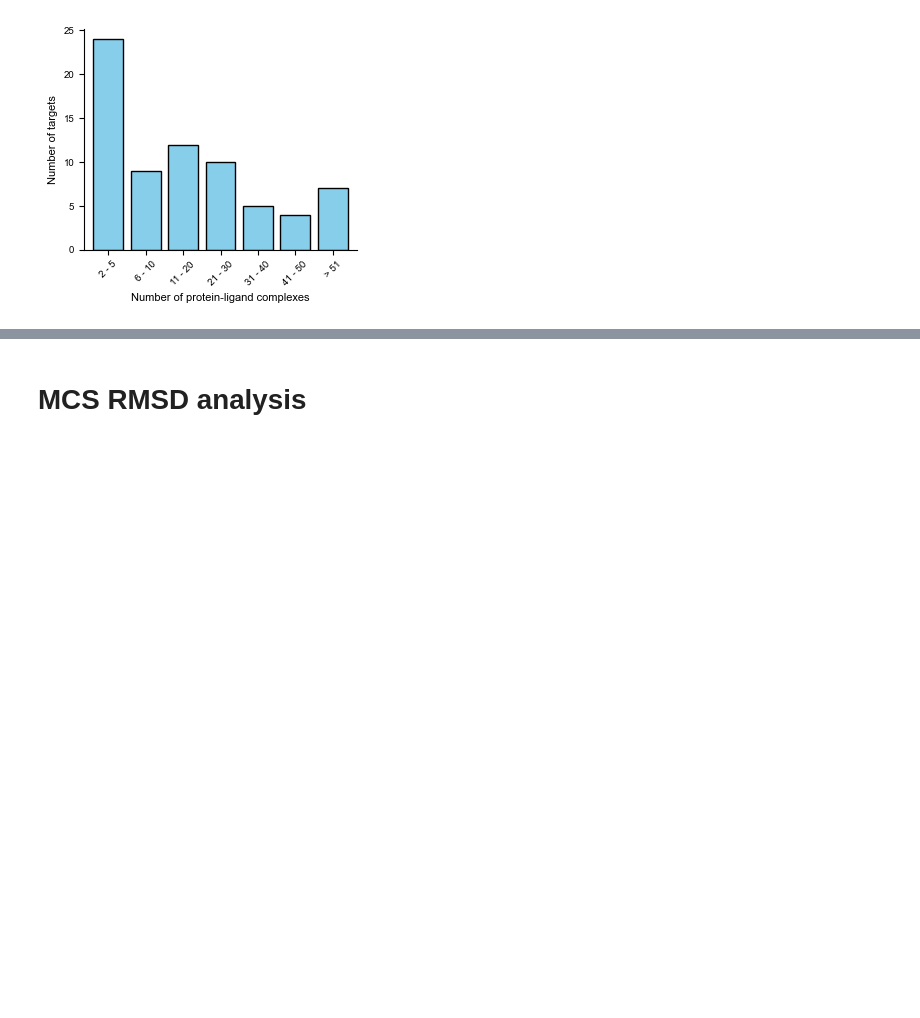
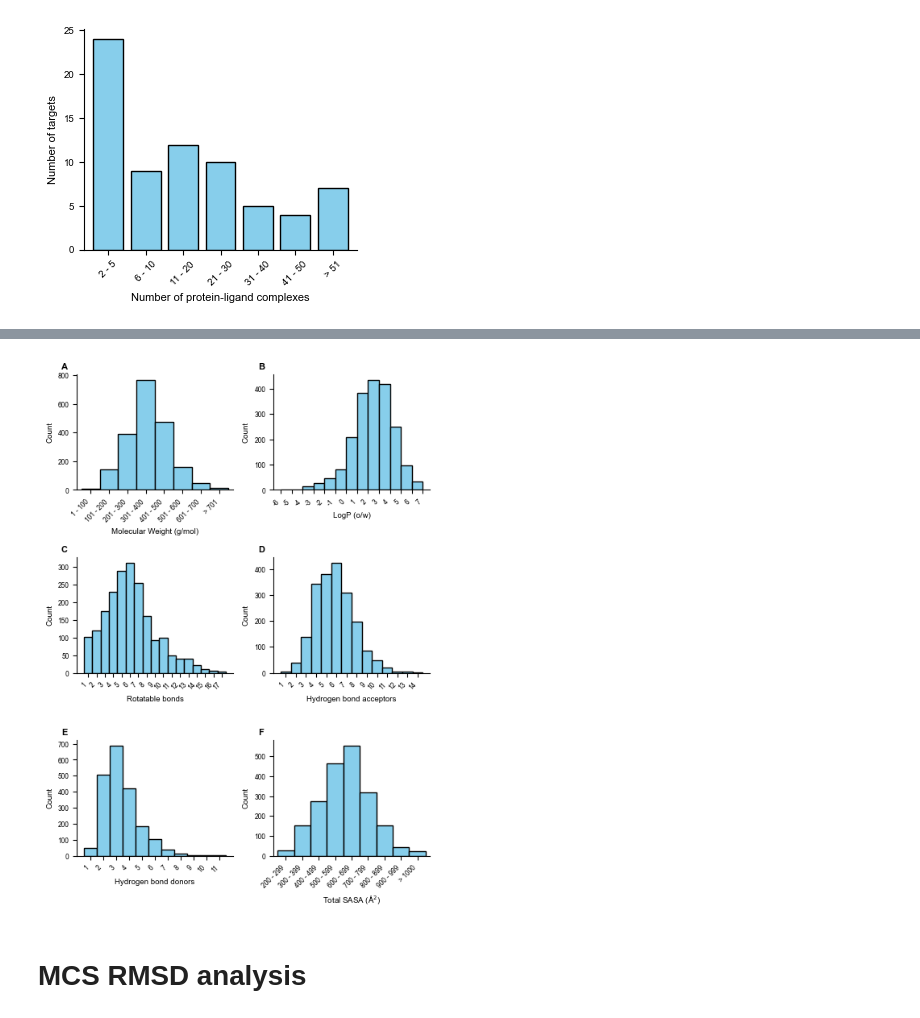
Before and after one commit to ruthbrenk/DockBind, a Jupyter notebook: docking_validation/scripts/Astex_enriched_test_set_analysis.ipynb, the cells around one changed output, grey strips where cells are left out. Cells and saved outputs as stored; diff of their text form; code cells hidden in the pictures; blank space fills up the shorter version.

```diff
--- a/docking_validation/scripts/Astex_enriched_test_set_analysis.ipynb
+++ b/docking_validation/scripts/Astex_enriched_test_set_analysis.ipynb
@@ -527,3 +379,100 @@ plt.show()
+# %%
+fig, axes = plt.subplots(3, 2, figsize=(5, 7))
+axes = axes.flatten()
+
+# === A: Molecular Weight ===
+ax = axes[0]
+bins = list(range(1, 801, 100)) + [float('inf')]
+labels = [f"{bins[i]} - {bins[i+1]-1}" if bins[i+1] != float('inf') else f"> {bins[i]}" for i in range(len(bins)-1)]
+astex_props['wt_group'] = pd.cut(astex_props['MolWt'], bins=bins[:-1] + [float('inf')], labels=labels, right=True)
+wt_counts = astex_props['wt_group'].value_counts(sort=False)
+wt_counts.plot(kind='bar', color='skyblue', edgecolor='black', width=1, linewidth=1, ax=ax)
+ax.set_xlabel('Molecular Weight (g/mol)', fontsize=7)
+ax.set_ylabel('Count', fontsize=7)
+ax.tick_params(axis='both', labelsize=6)
+ax.set_xticklabels(ax.get_xticklabels(), rotation=45, ha='right')
+ax.text(-0.1, 1.1, 'A', ha='left', va='top', transform=ax.transAxes, fontsize=8, fontweight='bold')
+ax.spines['top'].set_visible(False)
+ax.spines['right'].set_visible(False)
+ax.grid(False)
+
+# === B: LogP ===
+ax = axes[1]
+bins = list(range(-6, 8, 1))
+ax.hist(astex_props['LogP'], color='skyblue', bins=bins, edgecolor='black', linewidth=1)
+ax.set_xlabel('LogP (o/w)', fontsize=7)
+ax.set_ylabel('Count', fontsize=7)
+ax.tick_params(axis='both', labelsize=6)
+ax.set_xticks(range(-6, 8, 1))
+ax.set_xticklabels(range(-6, 8, 1), rotation=45, ha='right')
+ax.text(-0.1, 1.1, 'B', ha='left', va='top', transform=ax.transAxes, fontsize=8, fontweight='bold')
+ax.spines['top'].set_visible(False)
+ax.spines['right'].set_visible(False)
+ax.grid(False)
+
+# === C: Rotatable Bonds ===
+ax = axes[2]
+bins = range(0, 18, 1)
+ax.hist(astex_props['RotBonds'], bins=bins, color='skyblue', align='right', edgecolor='black', linewidth=1)
+ax.set_xlabel('Rotatable bonds', fontsize=7)
+ax.set_ylabel('Count', fontsize=7)
+ax.tick_params(axis='both', labelsize=6)
+ax.set_xticks(range(1, 18))
+ax.set_xticklabels(range(1, 18), rotation=45, ha='right')
+ax.text(-0.1, 1.1, 'C', ha='left', va='top', transform=ax.transAxes, fontsize=8, fontweight='bold')
+ax.spines['top'].set_visible(False)
+ax.spines['right'].set_visible(False)
+ax.grid(False)
+
+# === D: HBA ===
+ax = axes[3]
+bins = range(0, 15, 1)
+ax.hist(astex_props['HBA'], bins=bins, color='skyblue', align='right', edgecolor='black', linewidth=1)
+ax.set_xlabel('Hydrogen bond acceptors', fontsize=7)
+ax.set_ylabel('Count', fontsize=7)
+ax.tick_params(axis='both', labelsize=6)
+ax.set_xticks(range(1, 15))
+ax.set_xticklabels(range(1, 15), rotation=45, ha='right')
+ax.text(-0.1, 1.1, 'D', ha='left', va='top', transform=ax.transAxes, fontsize=8, fontweight='bold')
+ax.spines['top'].set_visible(False)
+ax.spines['right'].set_visible(False)
+ax.grid(False)
+
+# === E: HBD ===
+ax = axes[4]
+bins = range(0, 12, 1)
+ax.hist(astex_props['HBD'], bins=bins, color='skyblue', align='right', edgecolor='black', linewidth=1)
+ax.set_xlabel('Hydrogen bond donors', fontsize=7)
+ax.set_ylabel('Count', fontsize=7)
+ax.tick_params(axis='both', labelsize=6)
+ax.set_xticks(range(1, 12))
+ax.set_xticklabels(range(1, 12), rotation=45, ha='right')
+ax.text(-0.1, 1.1, 'E', ha='left', va='top', transform=ax.transAxes, fontsize=8, fontweight='bold')
+ax.spines['top'].set_visible(False)
+ax.spines['right'].set_visible(False)
+ax.grid(False)
+
+# === F: SASA ===
+ax = axes[5]
+bins = list(range(200, 1100, 100)) + [float('inf')]
+labels = [f"{bins[i]} - {bins[i+1]-1}" if bins[i+1] != float('inf') else f"> {bins[i]}" for i in range(len(bins)-1)]
+astex_props['sasa_group'] = pd.cut(astex_props['TotSASA'], bins=bins[:-1] + [float('inf')], labels=labels, right=True)
+sasa_counts = astex_props['sasa_group'].value_counts(sort=False)
+sasa_counts.plot(kind='bar', color='skyblue', edgecolor='black', width=1, linewidth=1, ax=ax)
+ax.set_xlabel(r'Total SASA (Å$^2$)', fontsize=7)
+ax.set_ylabel('Count', fontsize=7)
+ax.tick_params(axis='both', labelsize=6)
+ax.set_xticklabels(ax.get_xticklabels(), rotation=45, ha='right')
+ax.text(-0.1, 1.1, 'F', ha='left', va='top', transform=ax.transAxes, fontsize=8, fontweight='bold')
+ax.spines['top'].set_visible(False)
+ax.spines['right'].set_visible(False)
+ax.grid(False)
+
+plt.tight_layout()
+plt.savefig('../images/combined_properties.png', dpi=300, bbox_inches='tight')
+plt.show()
+# %% [output]
+[figure, added]
 # %% [markdown]
 # MCS RMSD analysis
 # %%
```
Also changed, not shown: parts of 10 cells of this notebook, 1 other file.
